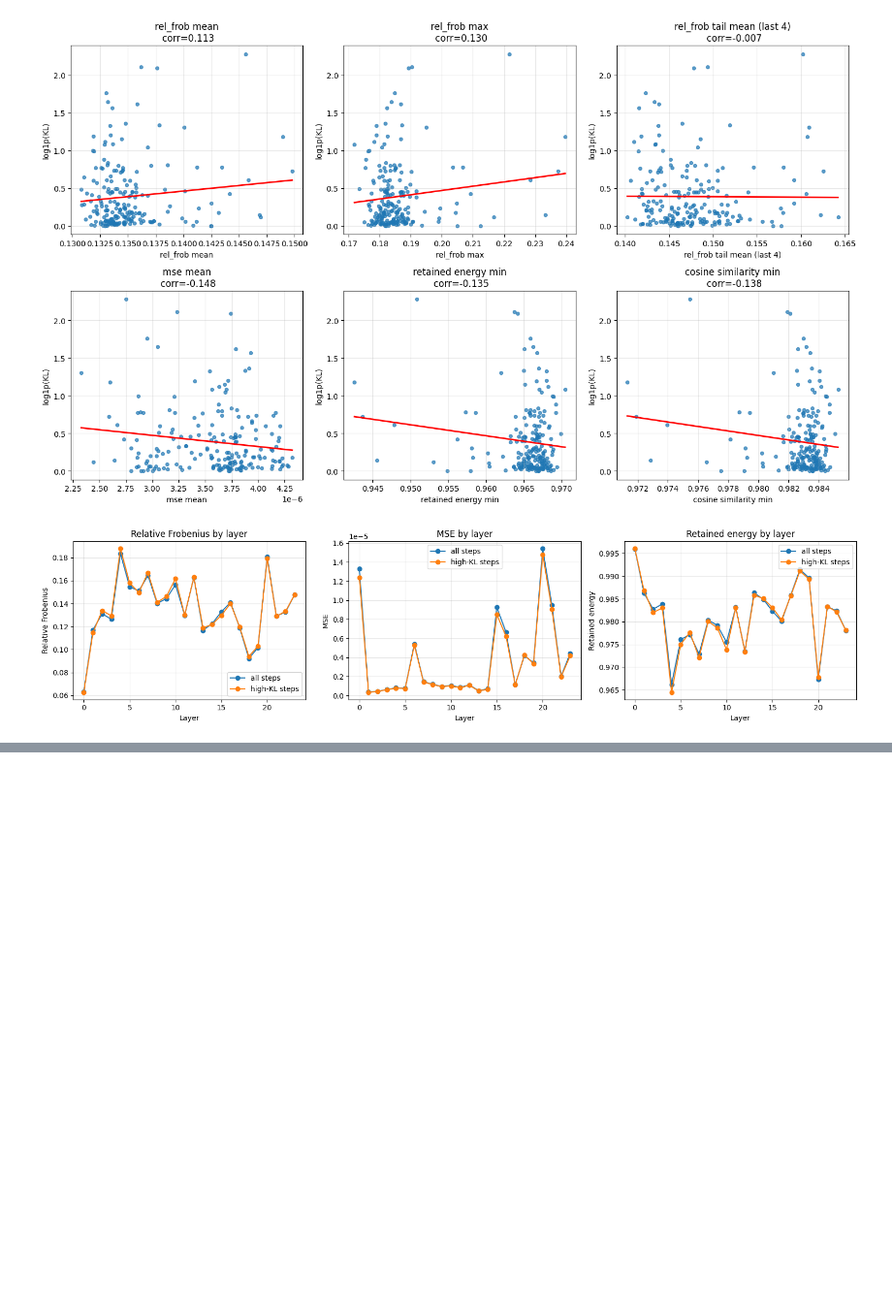
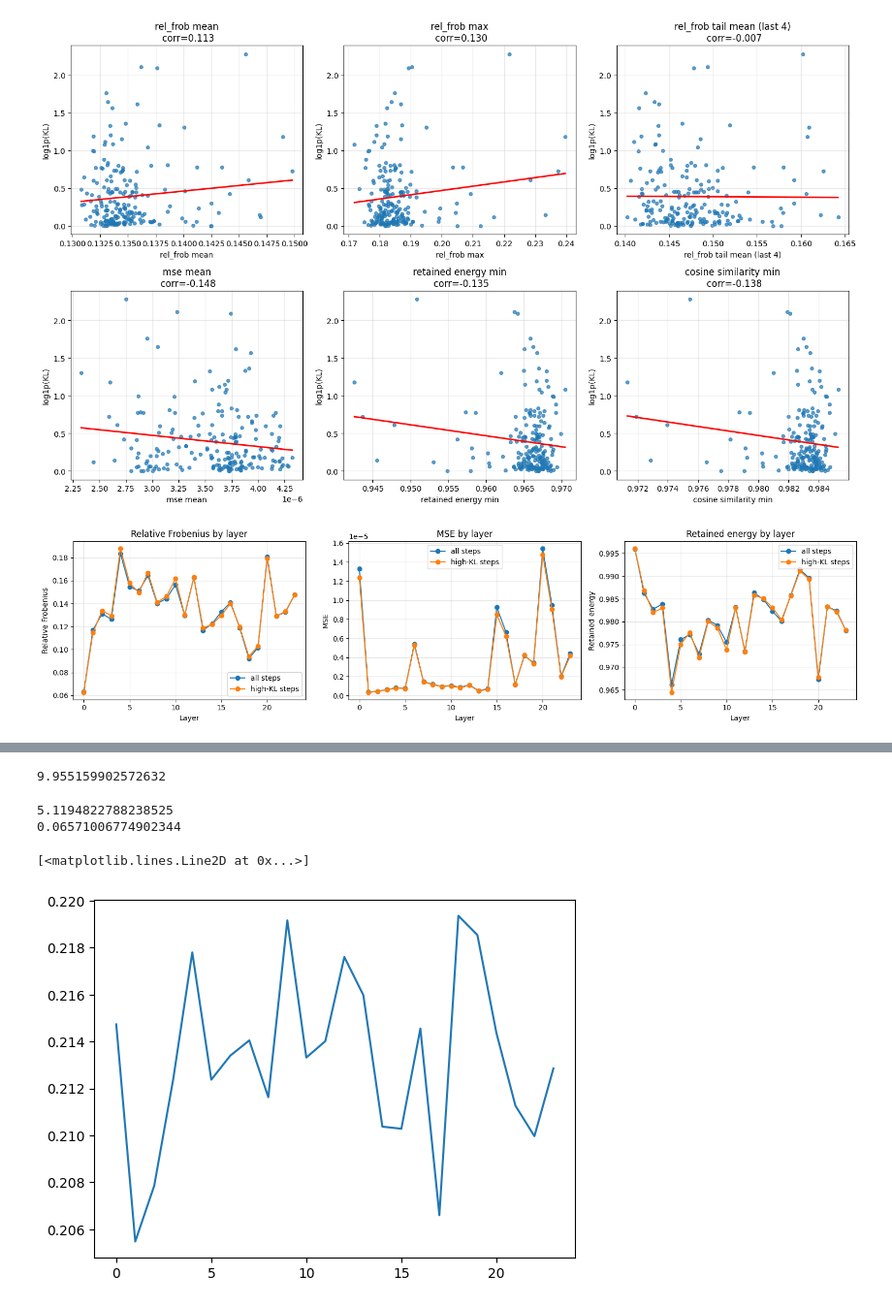
Before and after one commit to Teddygat0r/sssm-states, a Jupyter notebook: data_analysis.ipynb, the cells around one changed output, grey strips where cells are left out. Shown at 97% size. Drawn from its saved outputs; the diff is of its cells as text; code cells hidden in the pictures; blank space fills up the shorter version.

```diff
--- a/data_analysis.ipynb
+++ b/data_analysis.ipynb
@@ -195,0 +313,38 @@ plt.show()
+# %%
+import time
+import gc
+
+# start = time.time()
+# all_svd = torch.stack(test, dim=0)
+# test_svd = torch.linalg.svd(all_svd)
+# torch.cuda.synchronize()
+# end = time.time()
+# print(end - start)
+
+# del all_svd, test_svd
+# gc.collect()
+
+start = time.time()
+all_svd = torch.stack(test, dim=0)
+test_svd_lowrank = torch.svd_lowrank(all_svd)
+torch.cuda.synchronize()
+end = time.time()
+print(end - start)
+# %% [output]
+9.955159902572632
+# %%
+test = torch.rand((1024, 128, 128)).to("cpu")
+start = time.time()
+test_svd = torch.linalg.svd(test)
+torch.cuda.synchronize()
+end = time.time()
+print(end - start)
+
+start = time.time()
+test_svd_lowrank = torch.svd_lowrank(test)
+torch.cuda.synchronize()
+end = time.time()
+print(end - start)
+# %% [output]
+5.1194822788238525
+0.06571006774902344
@@ -195,0 +353,27 @@ plt.show()
+# %%
+### Layer By Layer analysis
+import os
+
+def load_layer_data(path: str):
+    kl_tensors = []
+    for file in os.listdir(path):
+        if file.endswith(".pt") and "kl" in file:
+            kl_stats = torch.load(os.path.join(path, file))
+            kl_stats = kl_stats.float().cpu().numpy()
+            kl_tensors.append(kl_stats)
+
+    return kl_tensors
+
+
+kl_by_layers = []
+for folder in os.listdir("state_spectrum_sweep/experiments/suite_kl_layer_sweep_20260324_004725"):
+    if os.path.isdir(os.path.join("state_spectrum_sweep/experiments/suite_kl_layer_sweep_20260324_004725", folder)):
+        kl_by_layers.append(load_layer_data(os.path.join("state_spectrum_sweep/experiments/suite_kl_layer_sweep_20260324_004725", folder)))
+# %%
+average_kl_by_prompt = [[np.median(kl_by_layers[i][j]) for j in range(len(kl_by_layers[i]))] for i in range(len(kl_by_layers))]
+average_kl_by_layer = [np.mean(average_kl_by_prompt[i]) for i in range(len(average_kl_by_prompt))]
+# %%
+plt.plot(average_kl_by_layer)
+# %% [output]
+[<matplotlib.lines.Line2D at 0x...>]
+[figure, added]
```
Also changed, not shown: parts of 10 cells of this notebook, 1 other file.
